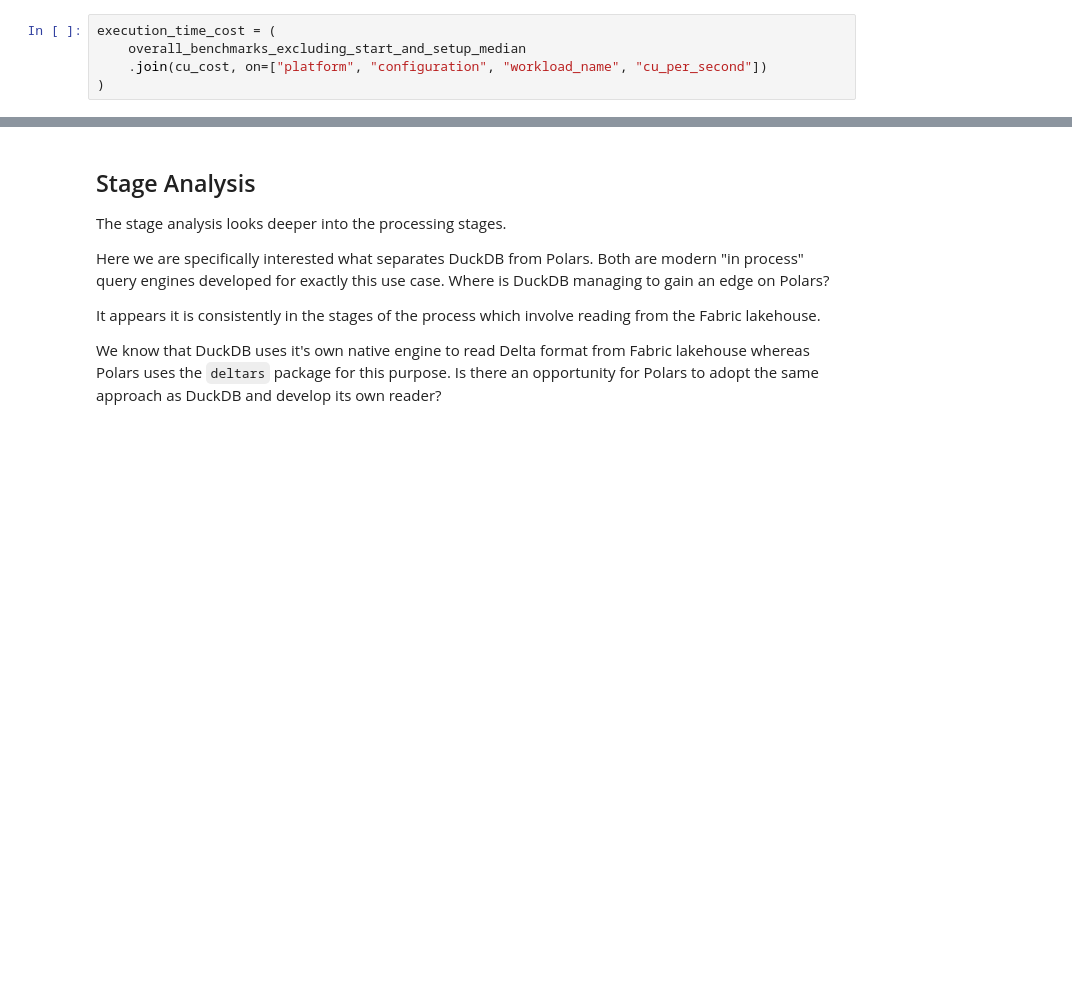
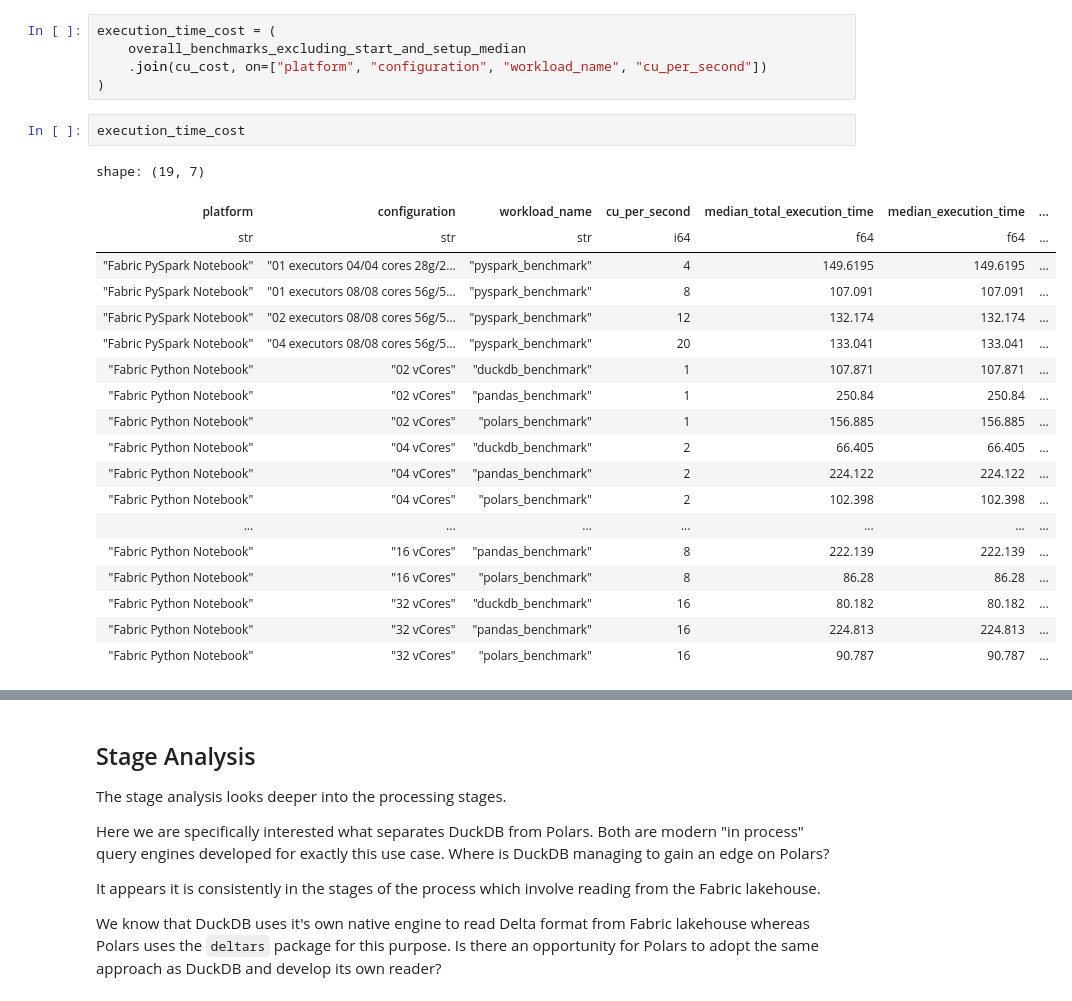
Before and after one commit to endjin/fabric-performance-benchmark, a Jupyter notebook: notebooks/analysis_of_results.ipynb, the cells around one changed output, grey strips where cells are left out. Drawn from its saved outputs; the diff is of its cells as text; blank space fills up the shorter version.

```diff
--- a/notebooks/analysis_of_results.ipynb
+++ b/notebooks/analysis_of_results.ipynb
@@ -602,6 +602,28 @@ execution_time_cost = (
     overall_benchmarks_excluding_start_and_setup_median
     .join(cu_cost, on=["platform", "configuration", "workload_name", "cu_per_second"])
 )
+# %%
+execution_time_cost
+# %% [output]
+shape: (19, 7)
+| platform | configuration | workload_name | cu_per_second | median_total_execution_time | median_execution_time | ... |
+| str | str | str | i64 | f64 | f64 | ... |
+| "Fabric PySpark Notebook" | "01 executors 04/04 cores 28g/2… | "pyspark_benchmark" | 4 | 149.6195 | 149.6195 | ... |
+| "Fabric PySpark Notebook" | "01 executors 08/08 cores 56g/5… | "pyspark_benchmark" | 8 | 107.091 | 107.091 | ... |
+| "Fabric PySpark Notebook" | "02 executors 08/08 cores 56g/5… | "pyspark_benchmark" | 12 | 132.174 | 132.174 | ... |
+| "Fabric PySpark Notebook" | "04 executors 08/08 cores 56g/5… | "pyspark_benchmark" | 20 | 133.041 | 133.041 | ... |
+| "Fabric Python Notebook" | "02 vCores" | "duckdb_benchmark" | 1 | 107.871 | 107.871 | ... |
+| "Fabric Python Notebook" | "02 vCores" | "pandas_benchmark" | 1 | 250.84 | 250.84 | ... |
+| "Fabric Python Notebook" | "02 vCores" | "polars_benchmark" | 1 | 156.885 | 156.885 | ... |
+| "Fabric Python Notebook" | "04 vCores" | "duckdb_benchmark" | 2 | 66.405 | 66.405 | ... |
+| "Fabric Python Notebook" | "04 vCores" | "pandas_benchmark" | 2 | 224.122 | 224.122 | ... |
+| "Fabric Python Notebook" | "04 vCores" | "polars_benchmark" | 2 | 102.398 | 102.398 | ... |
+| ... | ... | ... | ... | ... | ... | ... |
+| "Fabric Python Notebook" | "16 vCores" | "pandas_benchmark" | 8 | 222.139 | 222.139 | ... |
+| "Fabric Python Notebook" | "16 vCores" | "polars_benchmark" | 8 | 86.28 | 86.28 | ... |
+| "Fabric Python Notebook" | "32 vCores" | "duckdb_benchmark" | 16 | 80.182 | 80.182 | ... |
+| "Fabric Python Notebook" | "32 vCores" | "pandas_benchmark" | 16 | 224.813 | 224.813 | ... |
+| "Fabric Python Notebook" | "32 vCores" | "polars_benchmark" | 16 | 90.787 | 90.787 | ... |
 # %%
 fig = px.scatter(
     execution_time_cost,
```
Also changed, not shown: parts of 3 cells of this notebook.
